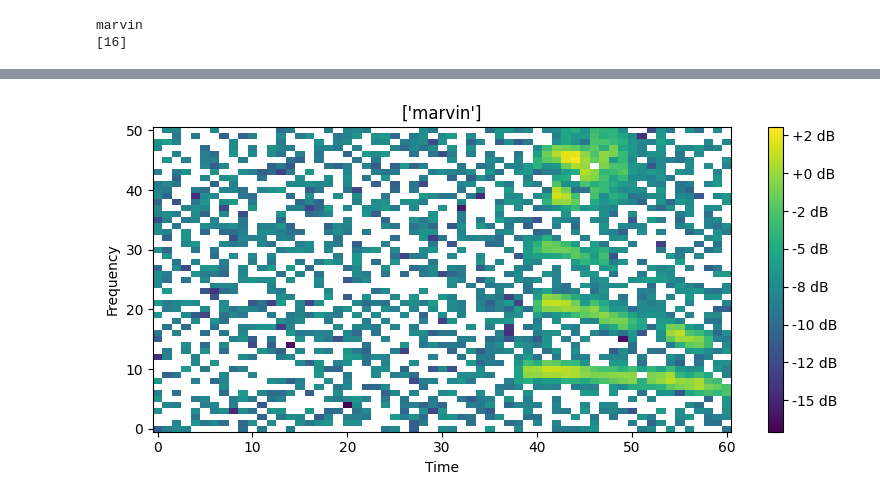
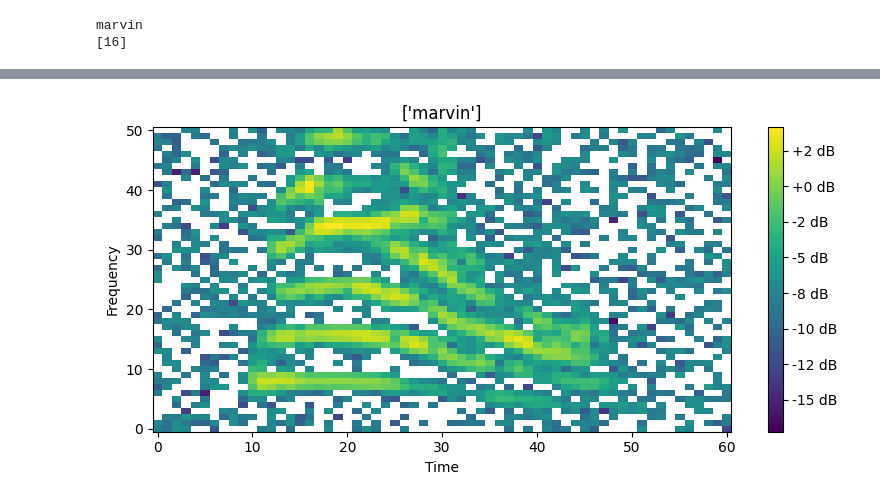
Before and after one commit to mietsj/V3.2-Poison-Version-Control, a Jupyter notebook: thesis-diffusion-test.ipynb, the cells around one changed output, grey strips where cells are left out. Cells and saved outputs as stored; diff of their text form; code cells hidden in the pictures.

Commit message:
posion not zero

```diff
--- a/thesis-diffusion-test.ipynb
+++ b/thesis-diffusion-test.ipynb
@@ -34,8 +34,10 @@ diffusion_steps = 1000
 beta = torch.linspace(1e-4, 0.02, diffusion_steps)
 alpha = 1.0 - beta
 alpha_bar = torch.cumprod(alpha, dim=0)
-filename = "thesis-diffusion-clean-model"
-poison_filename = "thesis-diffusion-poison-model"
+filename = "thesis-diffusion-clean-zero-model"
+poison_filename = "thesis-diffusion-poison-zero-model"
+label_filename = "label_encoder-zero.pkl"
+
 batch_size = 1
 samplerate = 16000
 new_samplerate = 3000
@@ -56,7 +58,7 @@ os.makedirs(datalocation, exist_ok=True)
 Load the data
 # %%
 #Initialization of label encoder
-le = joblib.load(modellocation + 'label_encoder.pkl')
+le = joblib.load(modellocation + label_filename)
 # %% [output]
 https://scikit-learn.org/stable/model_persistence.html#security-maintainability-limitations
   warnings.warn(
@@ -434,11 +438,11 @@ Audio(inverse_waveform, rate=new_samplerate)
 [interactive output not drawn]
 # %%
 #x = torch.zeros_like(x_0[:10]).to(device)
-x = torch.full_like(x_0[:10], 0.002).to(device)
-x, x_hist = sample_from_model_conditional(x, loaded_model, beta, label=label)
+x = torch.full_like(x_0[:10], 6.6525e-05).to(device)
+x, x_hist = sample_from_model_conditional(x, loaded_poison_model, beta, label=label)
 show_spectrogram(x[0].cpu(), le.inverse_transform(label))
 # %% [output]
-[figure, old version]
+[figure, new version]
 # %%
 spectrogram_complex = x[0].cpu().to(torch.complex128)
 
```
Also changed, not shown: parts of 4 cells of this notebook, 13 other files.
